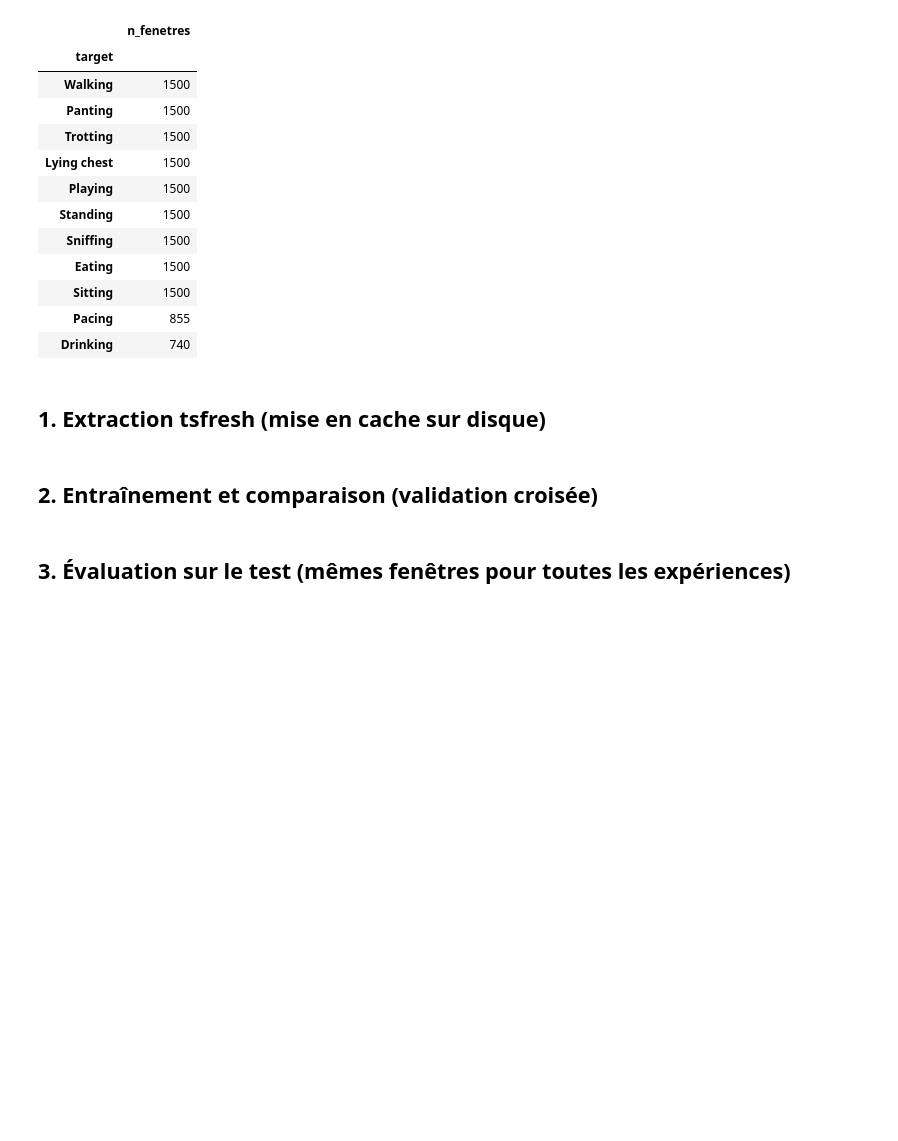
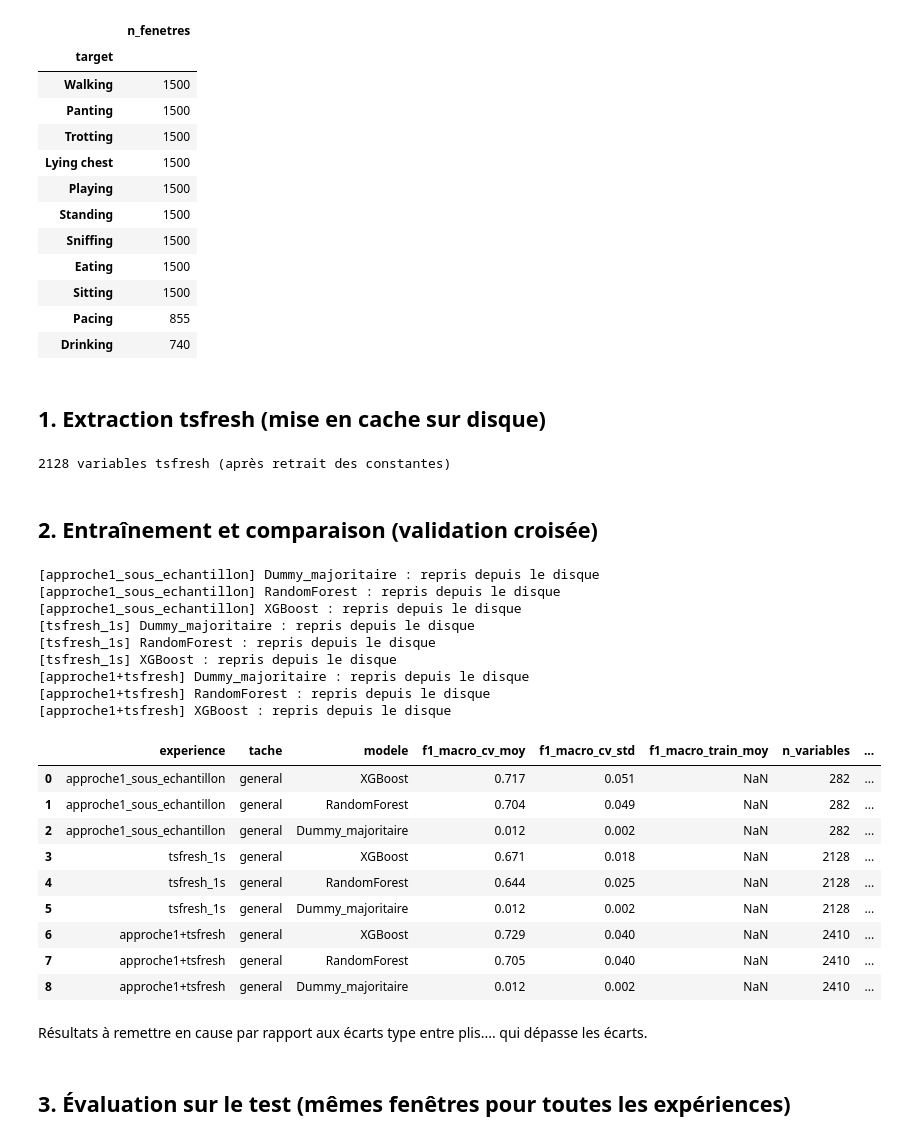
Before and after one commit to aporchet/dog-behavior-analysis, a Jupyter notebook: notebooks/06_comparaison_tsfresh.ipynb, the cells around one changed output. Cells and saved outputs as stored; diff of their text form; code cells hidden in the pictures; blank space fills up the shorter version.

```diff
--- a/notebooks/06_comparaison_tsfresh.ipynb
+++ b/notebooks/06_comparaison_tsfresh.ipynb
@@ -84,38 +86,92 @@ Sous-échantillon de train : 15,095 fenêtres
 # %%
 cache_tr = cfg.PROCESSED_DIR / f"tsfresh_{REGLAGES}_train_{MAX_PAR_CLASSE}.parquet"
 cache_te = cfg.PROCESSED_DIR / f"tsfresh_{REGLAGES}_test.parquet"
-if cache_tr.exists() and cache_te.exists():
+moves = None
+if cache_tr.exists():
     X_tr_raw = data.load_table(cache_tr).set_index("window_id")
-    X_te_raw = data.load_table(cache_te).set_index("window_id")
 else:
     moves = data.load_moves(columns=["DogID", "TestNum", "t_sec"] + cfg.SENSOR_COLUMNS)
     X_tr_raw = tsf.extract_tsfresh(tsf.build_long_format(moves, train_sub), REGLAGES, N_JOBS_TSFRESH)
+    data.save_table(X_tr_raw.reset_index(), cache_tr)
+
+if cache_te.exists():
+    X_te_raw = data.load_table(cache_te).set_index("window_id")
+else:
+    if moves is None:
+        moves = data.load_moves(columns=["DogID", "TestNum", "t_sec"] + cfg.SENSOR_COLUMNS)
     X_te_raw = tsf.extract_tsfresh(tsf.build_long_format(moves, test), REGLAGES, N_JOBS_TSFRESH)
-    data.save_table(X_tr_raw.reset_index(), cache_tr)
     data.save_table(X_te_raw.reset_index(), cache_te)
-    del moves
+del moves
 
 X_tr, X_te = tsf.impute_from_train(X_tr_raw, X_te_raw)   # imputation apprise sur le train seulement
 TSF_COLS = list(X_tr.columns)
 print(f"{len(TSF_COLS)} variables tsfresh (après retrait des constantes)")
 train_sub = train_sub.merge(X_tr, left_on="window_id", right_index=True, how="inner")
 test_t = test.merge(X_te, left_on="window_id", right_index=True, how="inner")
+# %% [output]
+2128 variables tsfresh (après retrait des constantes)
 # %% [markdown]
 ## 2. Entraînement et comparaison (validation croisée)
 # %%
 experiences = {
     "approche1_sous_echantillon": general["features"],
     "tsfresh_1s": TSF_COLS,
     "approche1+tsfresh": general["features"] + TSF_COLS,
 }
+REPRENDRE = True
+
 resumes, meilleurs = [], {}
 for exp, cols in experiences.items():
-    resume, b = modeling.run_experiment(train_sub, cols, experiment=exp, task="general", models=MODELES)
-    resumes.append(resume)
-    meilleurs[exp] = modeling.best_bundle(b)
+    b_exp, a_faire = {}, []
+    for m in MODELES:
+        try:
+            if not REPRENDRE:
+                raise FileNotFoundError
+            b = modeling.load_bundle("general", exp, m)      # échoue si absent ou fichier tronqué
+            if b["features"] != list(cols):
+                raise ValueError("jeu de variables différent")
+            b_exp[m] = b
+            print(f"[{exp}] {m} : repris depuis le disque")
+        except Exception:
+            a_faire.append(m)
+
+    tableau = pd.DataFrame([{
+        "experience": exp, "tache": "general", "modele": m,
+        "f1_macro_cv_moy": b["cv_mean"], "f1_macro_cv_std": b["cv_std"], "f1_macro_train_moy": np.nan,
+        "n_variables": len(cols), "n_variables_retenues": len(modeling.selected_features(b["model"], cols)),
+        "meilleurs_params": b["best_params"], "duree_s": np.nan} for m, b in b_exp.items()])
+    if a_faire:
+        resume, nouveaux = modeling.run_experiment(train_sub, cols, experiment=exp, task="general", models=a_faire)
+        b_exp.update(nouveaux)
+        tableau = pd.concat([tableau, resume], ignore_index=True)
+    resumes.append(tableau.sort_values("f1_macro_cv_moy", ascending=False))
+    meilleurs[exp] = modeling.best_bundle(b_exp)
+
 resultats_cv = pd.concat(resumes, ignore_index=True)
 resultats_cv.to_csv(cfg.TABLES_DIR / "06_resultats_cv_tsfresh.csv", index=False)
 display(resultats_cv.drop(columns=["meilleurs_params"]).round(3))
+# %% [output]
+[approche1_sous_echantillon] Dummy_majoritaire : repris depuis le disque
+[approche1_sous_echantillon] RandomForest : repris depuis le disque
+[approche1_sous_echantillon] XGBoost : repris depuis le disque
+[tsfresh_1s] Dummy_majoritaire : repris depuis le disque
+[tsfresh_1s] RandomForest : repris depuis le disque
+[tsfresh_1s] XGBoost : repris depuis le disque
+[approche1+tsfresh] Dummy_majoritaire : repris depuis le disque
+[approche1+tsfresh] RandomForest : repris depuis le disque
+[approche1+tsfresh] XGBoost : repris depuis le disque
+|  | experience | tache | modele | f1_macro_cv_moy | f1_macro_cv_std | f1_macro_train_moy | n_variables | ... |
+| 0 | approche1_sous_echantillon | general | XGBoost | 0.717 | 0.051 | NaN | 282 | ... |
+| 1 | approche1_sous_echantillon | general | RandomForest | 0.704 | 0.049 | NaN | 282 | ... |
+| 2 | approche1_sous_echantillon | general | Dummy_majoritaire | 0.012 | 0.002 | NaN | 282 | ... |
+| 3 | tsfresh_1s | general | XGBoost | 0.671 | 0.018 | NaN | 2128 | ... |
+| 4 | tsfresh_1s | general | RandomForest | 0.644 | 0.025 | NaN | 2128 | ... |
+| 5 | tsfresh_1s | general | Dummy_majoritaire | 0.012 | 0.002 | NaN | 2128 | ... |
+| 6 | approche1+tsfresh | general | XGBoost | 0.729 | 0.040 | NaN | 2410 | ... |
+| 7 | approche1+tsfresh | general | RandomForest | 0.705 | 0.040 | NaN | 2410 | ... |
+| 8 | approche1+tsfresh | general | Dummy_majoritaire | 0.012 | 0.002 | NaN | 2410 | ... |
+# %% [markdown]
+Résultats à remettre en cause par rapport aux écarts type entre plis.... qui dépasse les écarts.
 # %% [markdown]
 ## 3. Évaluation sur le test (mêmes fenêtres pour toutes les expériences)
 # %%
```
Also changed, not shown: parts of 5 cells of this notebook, 8 other files.
